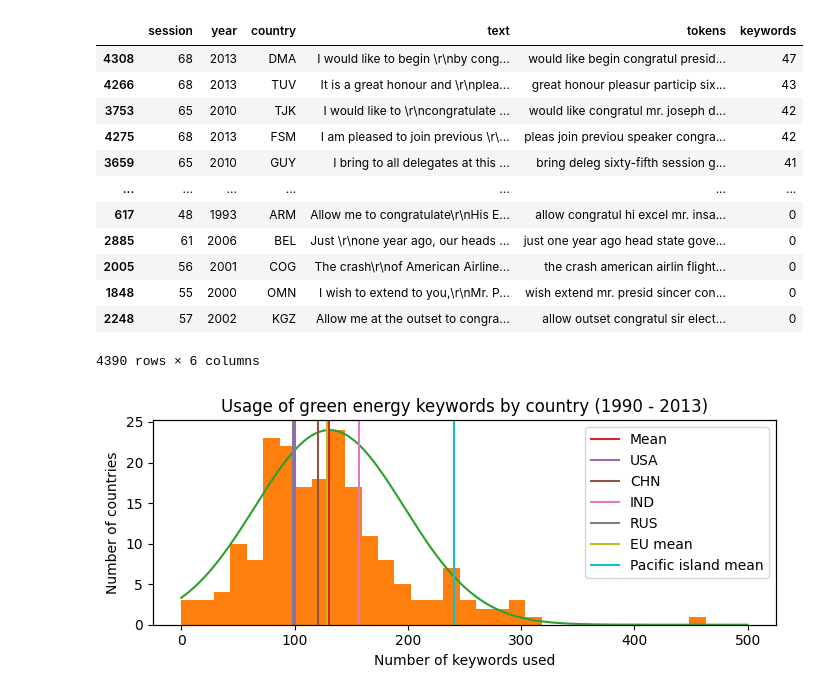
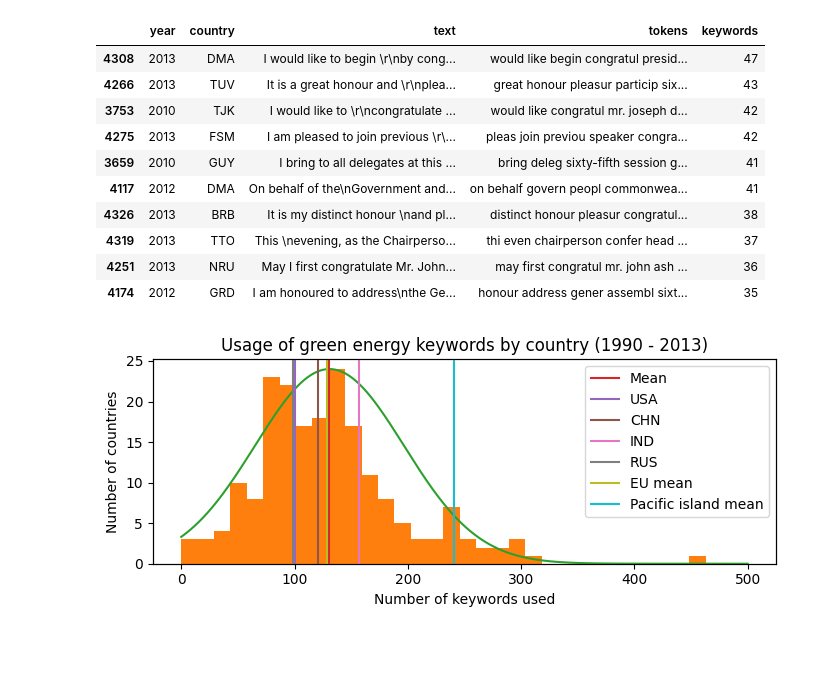
Before and after one commit to ChristopherSiems/ClimateChangeDataReport, a Jupyter notebook: stats1.ipynb, the cells around one changed output. Drawn from its saved outputs; the diff is of its cells as text; code cells hidden in the pictures; blank space fills up the shorter version.

```diff
--- a/stats1.ipynb
+++ b/stats1.ipynb
@@ -25,22 +25,20 @@ def count_keywords(tokens):
 # %%
 data['keywords'] = data['tokens'].apply(count_keywords)
 data = data.sort_values(by = 'keywords', ascending = False)
-data.to_csv("processed data/debates_keyword_count.csv")
-data
+data = data.drop('session', axis = 1)
+data.head(10)
 # %% [output]
-|  | session | year | country | text | tokens | keywords |
-| 4308 | 68 | 2013 | DMA | I would like to begin \r\nby cong... | would like begin congratul presid... | 47 |
-| 4266 | 68 | 2013 | TUV | It is a great honour and \r\nplea... | great honour pleasur particip six... | 43 |
-| 3753 | 65 | 2010 | TJK | I would like to \r\ncongratulate ... | would like congratul mr. joseph d... | 42 |
-| 4275 | 68 | 2013 | FSM | I am pleased to join previous \r\... | pleas join previou speaker congra... | 42 |
-| 3659 | 65 | 2010 | GUY | I bring to all delegates at this ... | bring deleg sixty-fifth session g... | 41 |
-| ... | ... | ... | ... | ... | ... | ... |
-| 617 | 48 | 1993 | ARM | Allow me to congratulate\r\nHis E... | allow congratul hi excel mr. insa... | 0 |
-| 2885 | 61 | 2006 | BEL | Just \r\none year ago, our heads ... | just one year ago head state gove... | 0 |
-| 2005 | 56 | 2001 | COG | ﻿The crash\r\nof American Airline... | ﻿the crash american airlin flight... | 0 |
-| 1848 | 55 | 2000 | OMN | I wish to extend to you,\r\nMr. P... | wish extend mr. presid sincer con... | 0 |
-| 2248 | 57 | 2002 | KGZ | ﻿Allow me at the outset to congra... | ﻿allow outset congratul sir elect... | 0 |
+|  | year | country | text | tokens | keywords |
+| 4308 | 2013 | DMA | I would like to begin \r\nby cong... | would like begin congratul presid... | 47 |
+| 4266 | 2013 | TUV | It is a great honour and \r\nplea... | great honour pleasur particip six... | 43 |
+| 3753 | 2010 | TJK | I would like to \r\ncongratulate ... | would like congratul mr. joseph d... | 42 |
+| 4275 | 2013 | FSM | I am pleased to join previous \r\... | pleas join previou speaker congra... | 42 |
+| 3659 | 2010 | GUY | I bring to all delegates at this ... | bring deleg sixty-fifth session g... | 41 |
+| 4117 | 2012 | DMA | ﻿On behalf of the\nGovernment and... | ﻿on behalf govern peopl commonwea... | 41 |
+| 4326 | 2013 | BRB | It is my distinct honour \nand pl... | distinct honour pleasur congratul... | 38 |
+| 4319 | 2013 | TTO | This \nevening, as the Chairperso... | thi even chairperson confer head ... | 37 |
+| 4251 | 2013 | NRU | May I first congratulate Mr. John... | may first congratul mr. john ash ... | 36 |
+| 4174 | 2012 | GRD | ﻿I am honoured to address\nthe Ge... | honour address gener assembl sixt... | 35 |
-4390 rows × 6 columns
 # %%
 grouped = data.groupby(by='country')['keywords'].sum()
 avg = grouped.mean()
```
